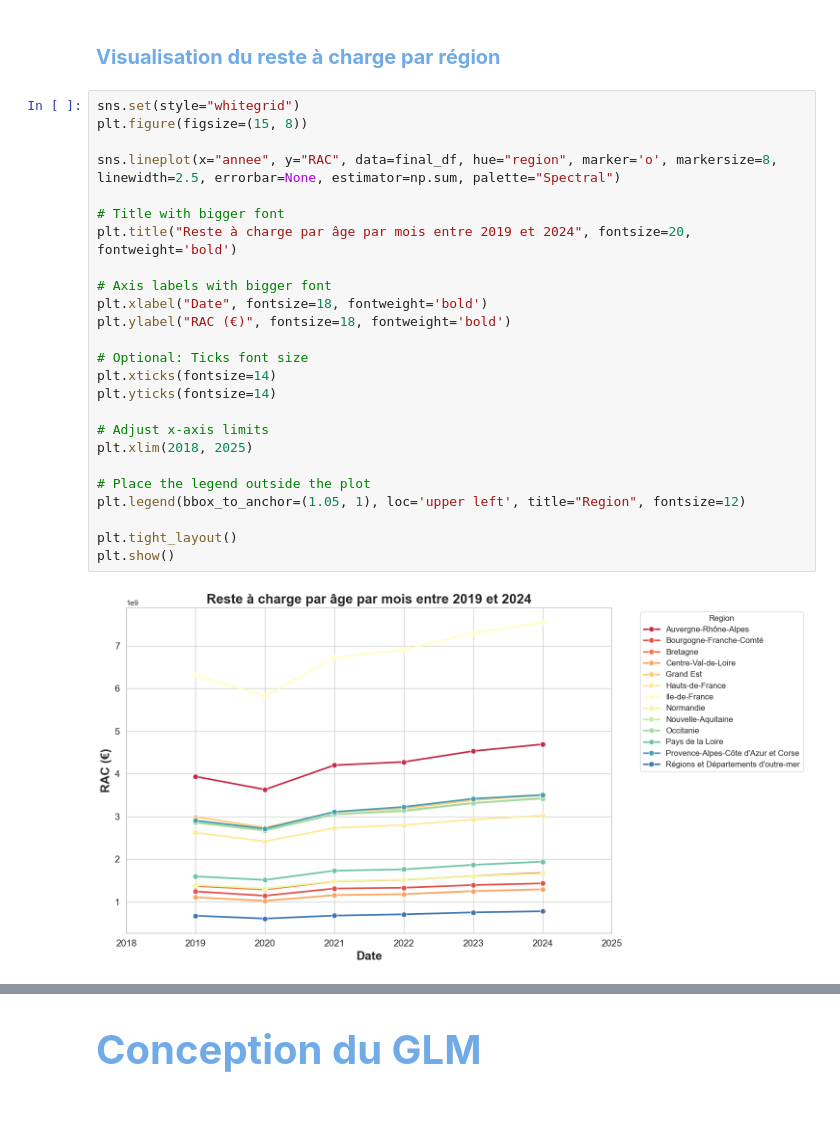
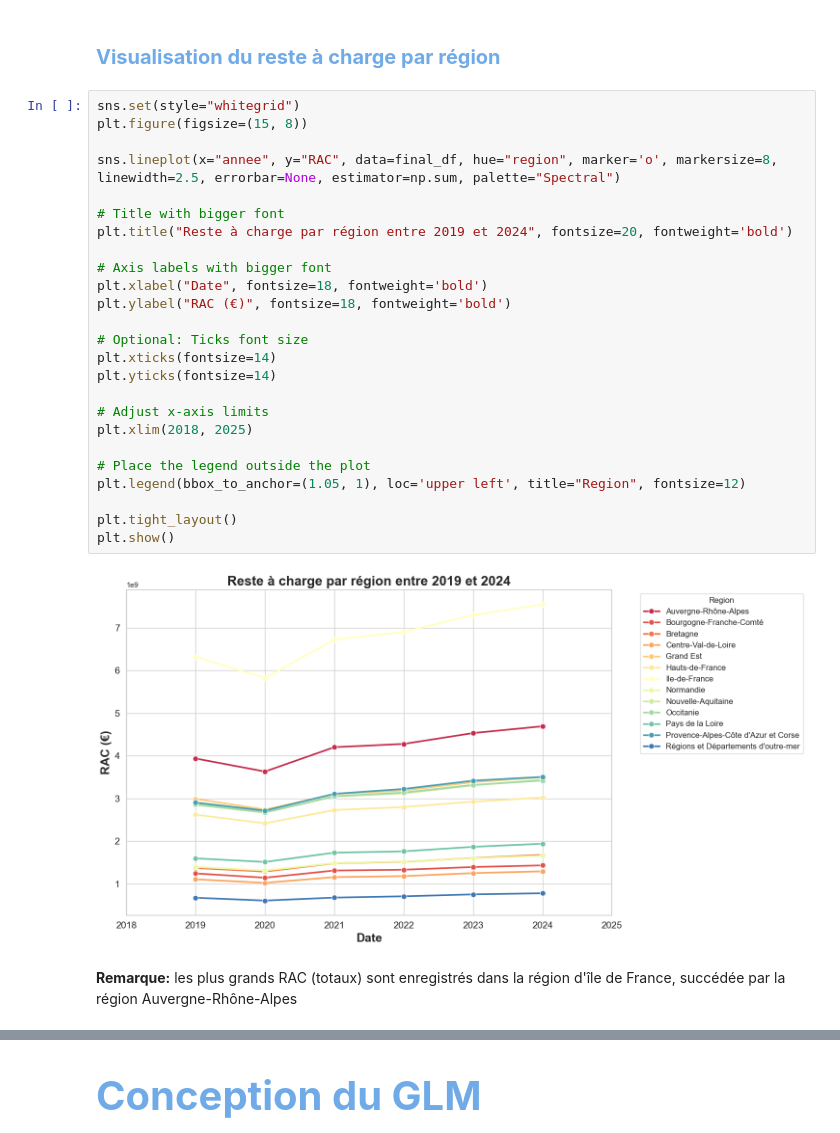
Before and after one commit to YounesOuarhim/Projet-s8, a Jupyter notebook: Notebooks/Sinistrality/notebook sinistrality bis 2.ipynb, the cells around one changed output, grey strips where cells are left out. Drawn from its saved outputs; the diff is of its cells as text; blank space fills up the shorter version.

```diff
--- a/Notebooks/Sinistrality/notebook sinistrality bis 2.ipynb
+++ b/Notebooks/Sinistrality/notebook sinistrality bis 2.ipynb
@@ -249,30 +239,32 @@ final_df.shape
 # %%
 sns.set(style="whitegrid")
 plt.figure(figsize=(15, 8))
 
 sns.lineplot(x="annee", y="RAC", data=final_df, hue="region", marker='o', markersize=8, linewidth=2.5, errorbar=None, estimator=np.sum, palette="Spectral")
 
 # Title with bigger font
-plt.title("Reste à charge par âge par mois entre 2019 et 2024", fontsize=20, fontweight='bold')
+plt.title("Reste à charge par région entre 2019 et 2024", fontsize=20, fontweight='bold')
 
 # Axis labels with bigger font
 plt.xlabel("Date", fontsize=18, fontweight='bold')
 plt.ylabel("RAC (€)", fontsize=18, fontweight='bold')
 
 # Optional: Ticks font size
 plt.xticks(fontsize=14)
 plt.yticks(fontsize=14)
 
 # Adjust x-axis limits
 plt.xlim(2018, 2025)
 
 # Place the legend outside the plot
 plt.legend(bbox_to_anchor=(1.05, 1), loc='upper left', title="Region", fontsize=12)
 
 plt.tight_layout()
 plt.show()
 # %% [output]
-[figure, old version]
+[figure, new version]
+# %% [markdown]
+**Remarque:** les plus grands RAC (totaux) sont enregistrés dans la région d'île de France, succédée par la région Auvergne-Rhône-Alpes
 # %%
 final_df_2024 = final_df[final_df['annee'] == 2024]
 
```
Also changed, not shown: parts of 21 cells of this notebook, 4 other files.
